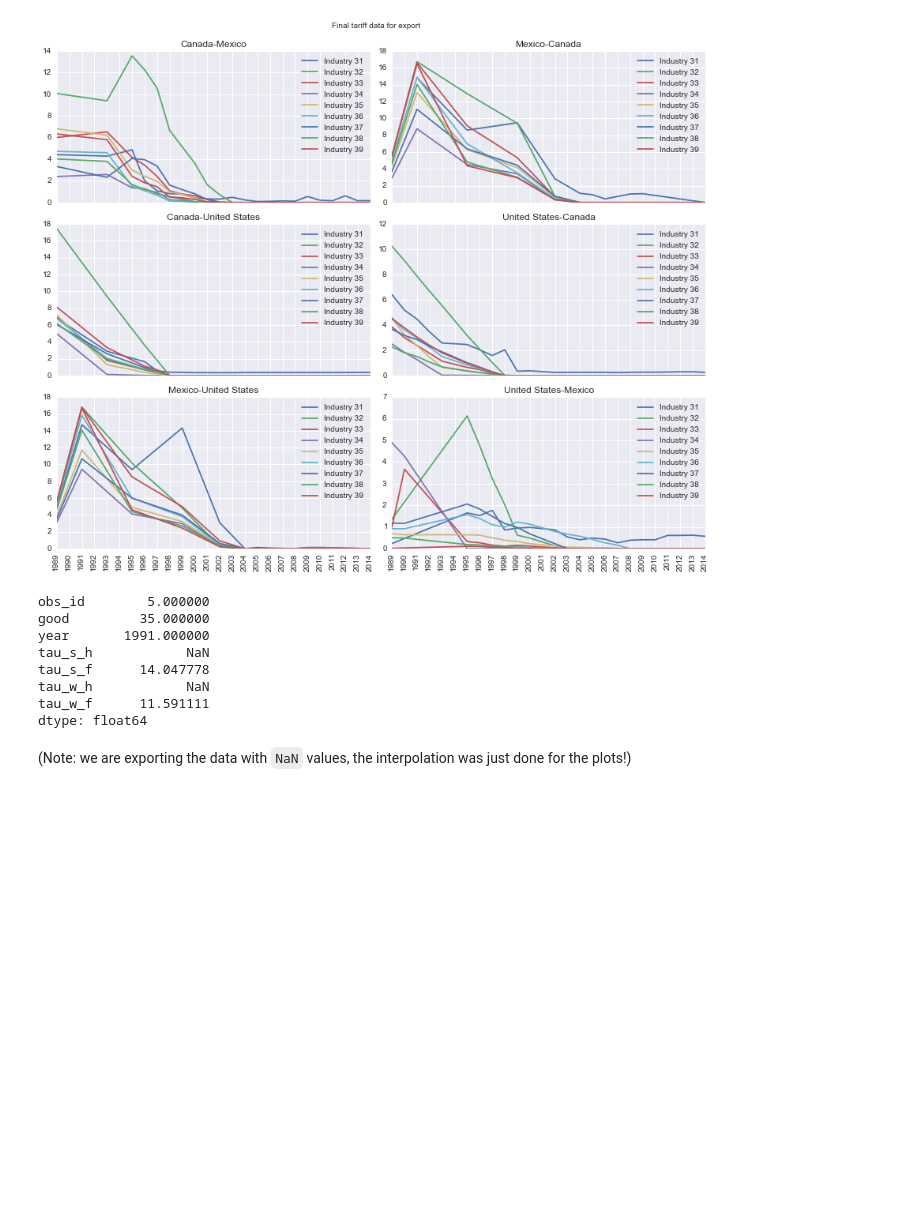
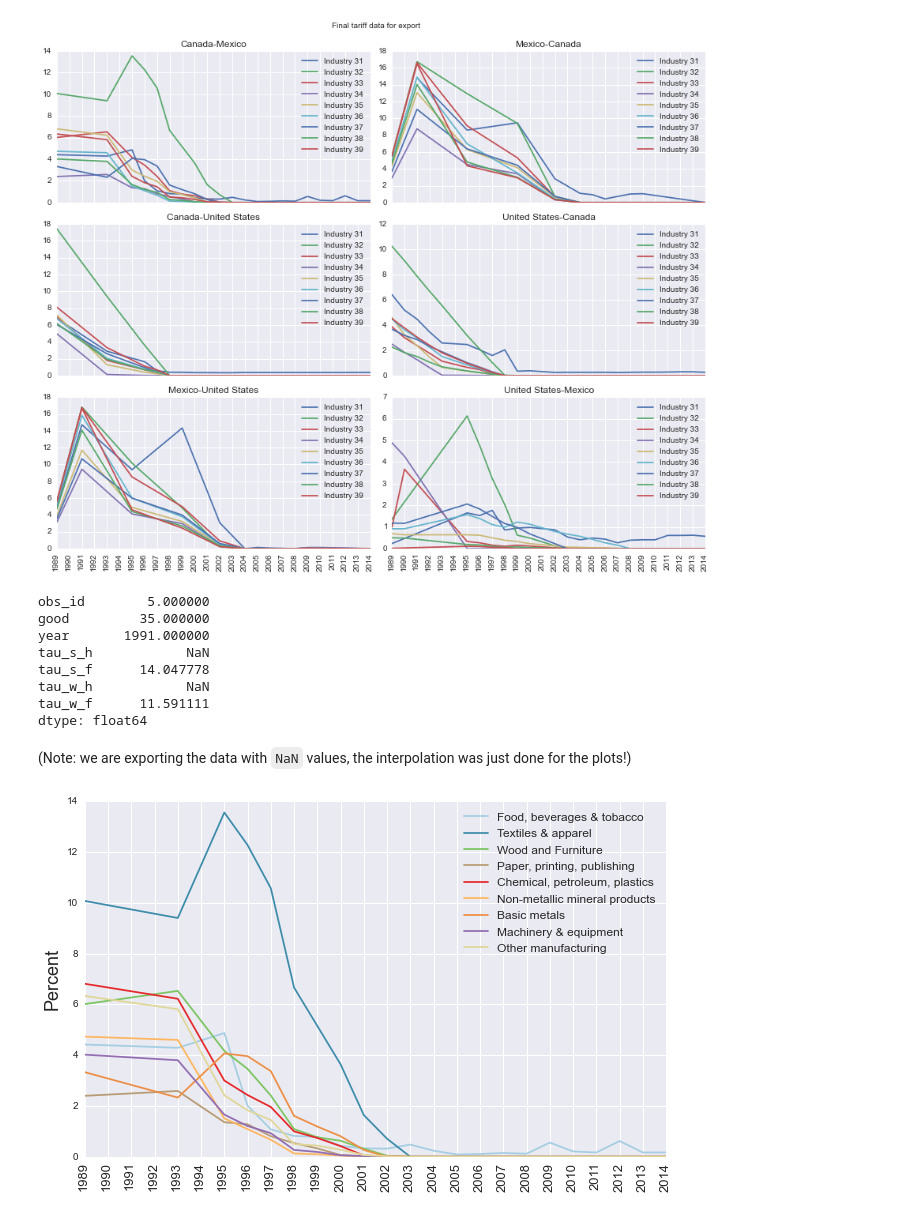
Before and after one commit to lnsongxf/TradeProductivity, a Jupyter notebook: Tariff_Data.ipynb, the cells around one changed output. Drawn from its saved outputs; the diff is of its cells as text; code cells hidden in the pictures; blank space fills up the shorter version.

Commit message:
Create tariff figures
Note: these are ISIC, but given that NAICS matches up almost perfectly
might as well take them

```diff
--- a/Tariff_Data.ipynb
+++ b/Tariff_Data.ipynb
@@ -750,3 +750,32 @@ dtype: float64
 (Note: we are exporting the data with `NaN` values, the interpolation was just done for the plots!)
 # %%
 export.to_csv("/Users/"+user+"/Dropbox/Trade Paper/Data/Raw/Tariffs/tariffs_final.csv", index=False)
+# %%
+indnames = {31:"Food, beverages & tobacco", 32:"Textiles & apparel", 33:"Wood and Furniture",
+            34:"Paper, printing, publishing", 35:"Chemical, petroleum, plastics", 36:"Non-metallic mineral products",
+            37:"Basic metals", 38:"Machinery & equipment", 39:"Other manufacturing"}
+intp = export
+intp.loc[(intp.year==2014)&(intp.market_h=="Mexico"), ['tau_s_h','tau_w_h']] = 0
+intp.loc[(intp.year==2014)&(intp.market_f=="Mexico"), ['tau_s_f','tau_w_f']] = 0
+intp = export.interpolate()
+
+yr = range(1989, 2015)
+market_h = "Canada"
+market_f = "Mexico"
+fig, ax = plt.subplots(figsize=(9,6))
+NUM_COLORS = 9
+cm = plt.get_cmap('Paired')
+ax.set_color_cycle([cm(1.*i/NUM_COLORS) for i in range(NUM_COLORS)])
+for j in range(31,40):
+    subset = intp[(intp.market_h==market_h) & (intp.market_f==market_f) & (intp.good==j)]
+    ax.plot(subset.tau_s_h, label = indnames[j])
+ax.set_xticks(range(0,26))
+ax.set_xticklabels(range(1989,2015), rotation = 90, fontsize=13)
+ax.legend(loc=0, fontsize=12)
+ax.set_ylabel("Percent", fontsize=18)
+
+fig.tight_layout()
+fig.subplots_adjust(top=0.93)
+plt.savefig('C:/Users/tew207/Documents/GitHub/TradeProductivity/paper/tau_can_mex.eps', format='eps', dpi=1000)
+# %% [output]
+[figure, added]
```
Also changed, not shown: 18 other files.
